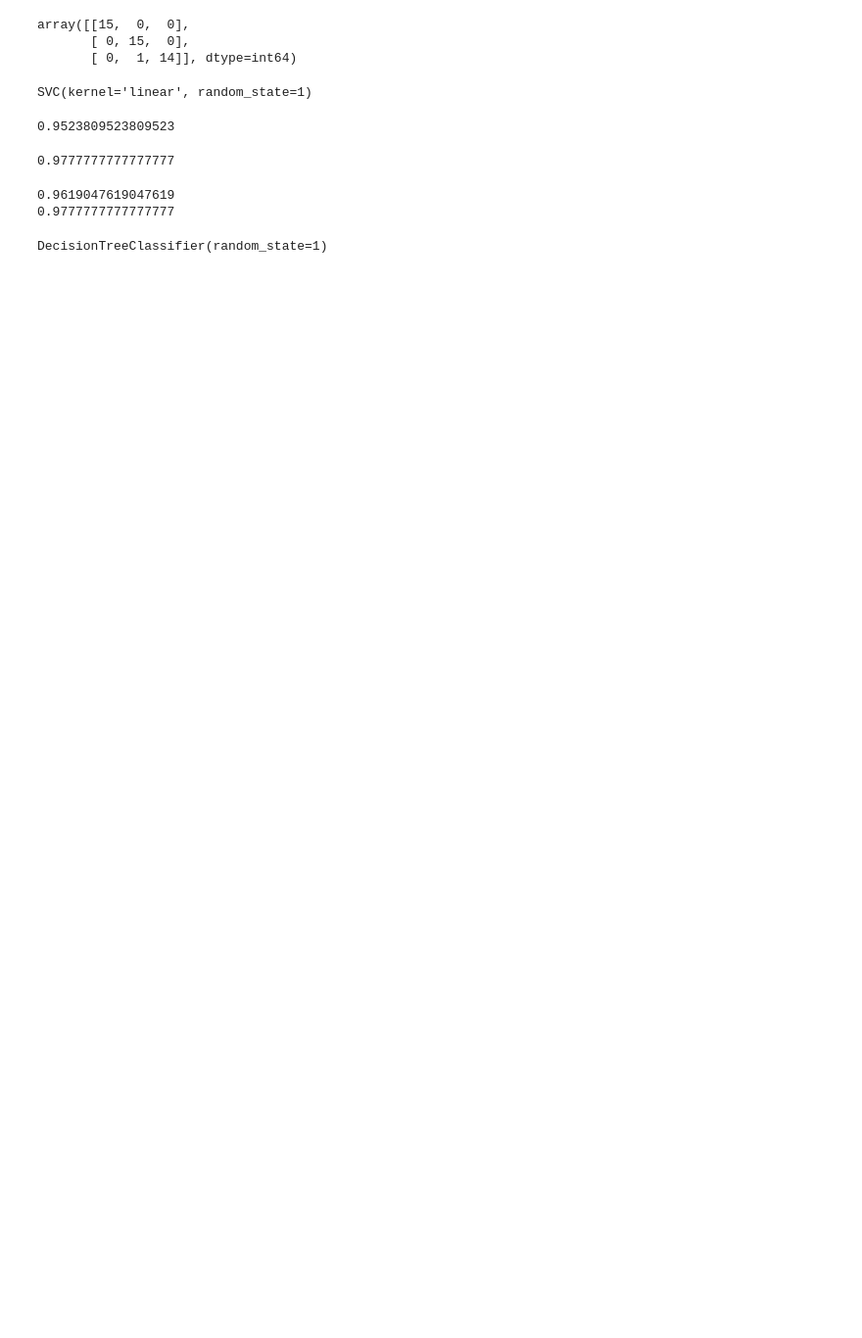
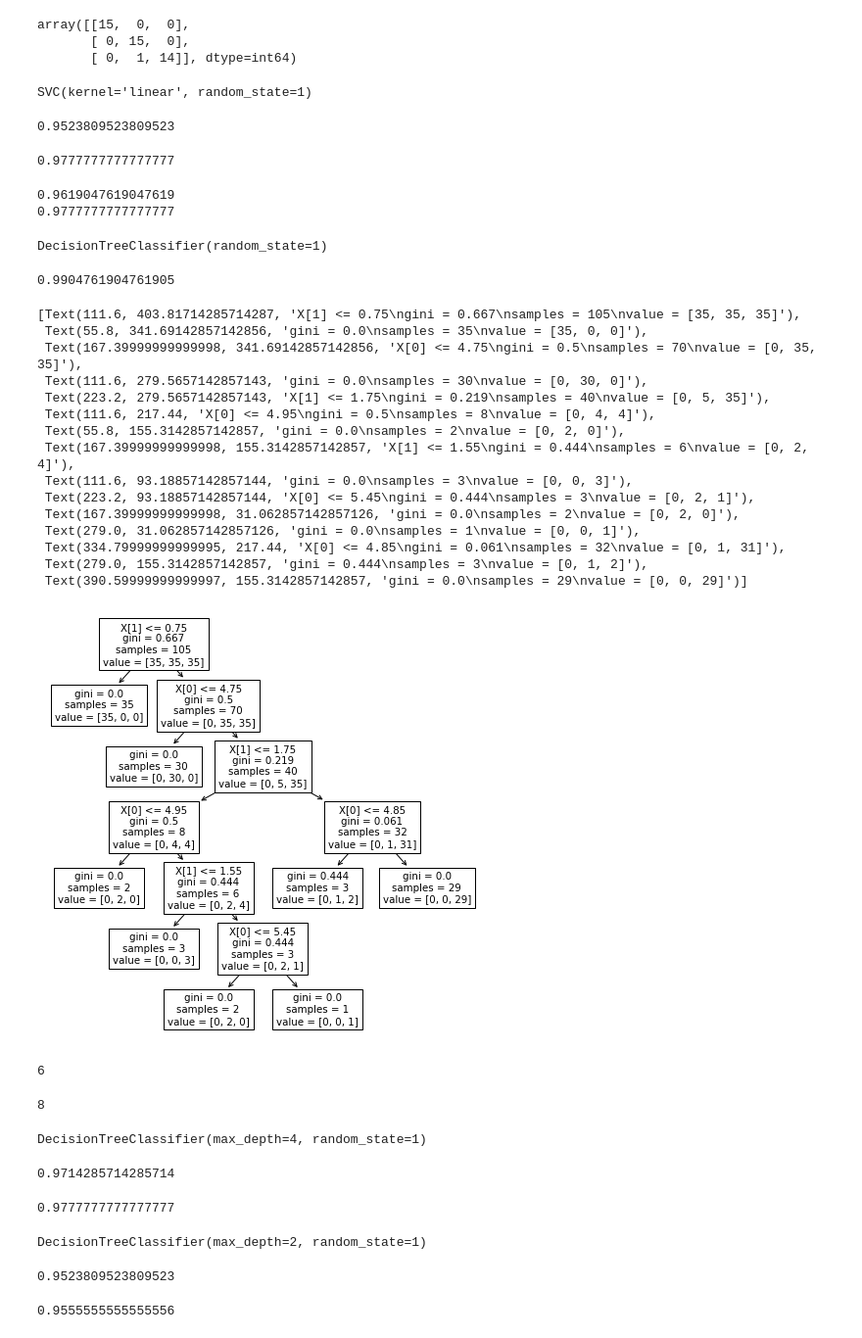
Before and after one commit to HongJungWan/HongJungWan-MachineLearning-study, a Jupyter notebook: Foundation/Concept.ipynb, the cells around one changed output. Shown at 98% size. Drawn from its saved outputs; the diff is of its cells as text; code cells hidden in the pictures; blank space fills up the shorter version.

```diff
--- a/Foundation/Concept.ipynb
+++ b/Foundation/Concept.ipynb
@@ -360,3 +361,64 @@ tree=DecisionTreeClassifier(random_state=1); #default 인수
 tree.fit(X_train,y_train) # 결정 트리는 표준화를 해도되지만 구지 표준화 할 필요가 없다,
 # %% [output]
 DecisionTreeClassifier(random_state=1)
+# %%
+tree.score(X_train,y_train)
+# %% [output]
+0.9904761904761905
+# %%
+plt.figure(figsize=(8,8))
+plot_tree(tree)
+# %% [output]
+[Text(111.6, 403.81714285714287, 'X[1] <= 0.75\ngini = 0.667\nsamples = 105\nvalue = [35, 35, 35]'),
+ Text(55.8, 341.69142857142856, 'gini = 0.0\nsamples = 35\nvalue = [35, 0, 0]'),
+ Text(167.39999999999998, 341.69142857142856, 'X[0] <= 4.75\ngini = 0.5\nsamples = 70\nvalue = [0, 35, 35]'),
+ Text(111.6, 279.5657142857143, 'gini = 0.0\nsamples = 30\nvalue = [0, 30, 0]'),
+ Text(223.2, 279.5657142857143, 'X[1] <= 1.75\ngini = 0.219\nsamples = 40\nvalue = [0, 5, 35]'),
+ Text(111.6, 217.44, 'X[0] <= 4.95\ngini = 0.5\nsamples = 8\nvalue = [0, 4, 4]'),
+ Text(55.8, 155.3142857142857, 'gini = 0.0\nsamples = 2\nvalue = [0, 2, 0]'),
+ Text(167.39999999999998, 155.3142857142857, 'X[1] <= 1.55\ngini = 0.444\nsamples = 6\nvalue = [0, 2, 4]'),
+ Text(111.6, 93.18857142857144, 'gini = 0.0\nsamples = 3\nvalue = [0, 0, 3]'),
+ Text(223.2, 93.18857142857144, 'X[0] <= 5.45\ngini = 0.444\nsamples = 3\nvalue = [0, 2, 1]'),
+ Text(167.39999999999998, 31.062857142857126, 'gini = 0.0\nsamples = 2\nvalue = [0, 2, 0]'),
+ Text(279.0, 31.062857142857126, 'gini = 0.0\nsamples = 1\nvalue = [0, 0, 1]'),
+ Text(334.79999999999995, 217.44, 'X[0] <= 4.85\ngini = 0.061\nsamples = 32\nvalue = [0, 1, 31]'),
+ Text(279.0, 155.3142857142857, 'gini = 0.444\nsamples = 3\nvalue = [0, 1, 2]'),
+ Text(390.59999999999997, 155.3142857142857, 'gini = 0.0\nsamples = 29\nvalue = [0, 0, 29]')]
+[figure, added]
+# %%
+tree.get_depth()
+# %% [output]
+6
+# %%
+tree.get_n_leaves() # leaf node, 잎 노드
+# %% [output]
+8
+# %%
+# 최대 깊이 설정
+tree4=DecisionTreeClassifier(max_depth=4,random_state=1) # 깊이 4로 제한
+
+tree4.fit(X_train, y_train)
+# %% [output]
+DecisionTreeClassifier(max_depth=4, random_state=1)
+# %%
+tree4.score(X_train, y_train)
+# %% [output]
+0.9714285714285714
+# %%
+tree4.score(X_test,y_test) #최대 길이 설정 이후에 별 차이가 없다면 심플이 좋다.
+# %% [output]
+0.9777777777777777
+# %%
+tree2=DecisionTreeClassifier(max_depth=2,random_state=1) # 깊이 2로 제한
+
+tree2.fit(X_train,y_train)
+# %% [output]
+DecisionTreeClassifier(max_depth=2, random_state=1)
+# %%
+tree2.score(X_train,y_train)
+# %% [output]
+0.9523809523809523
+# %%
+tree2.score(X_test,y_test)
+# %% [output]
+0.9555555555555556
```
Also changed, not shown: parts of 42 cells of this notebook.
